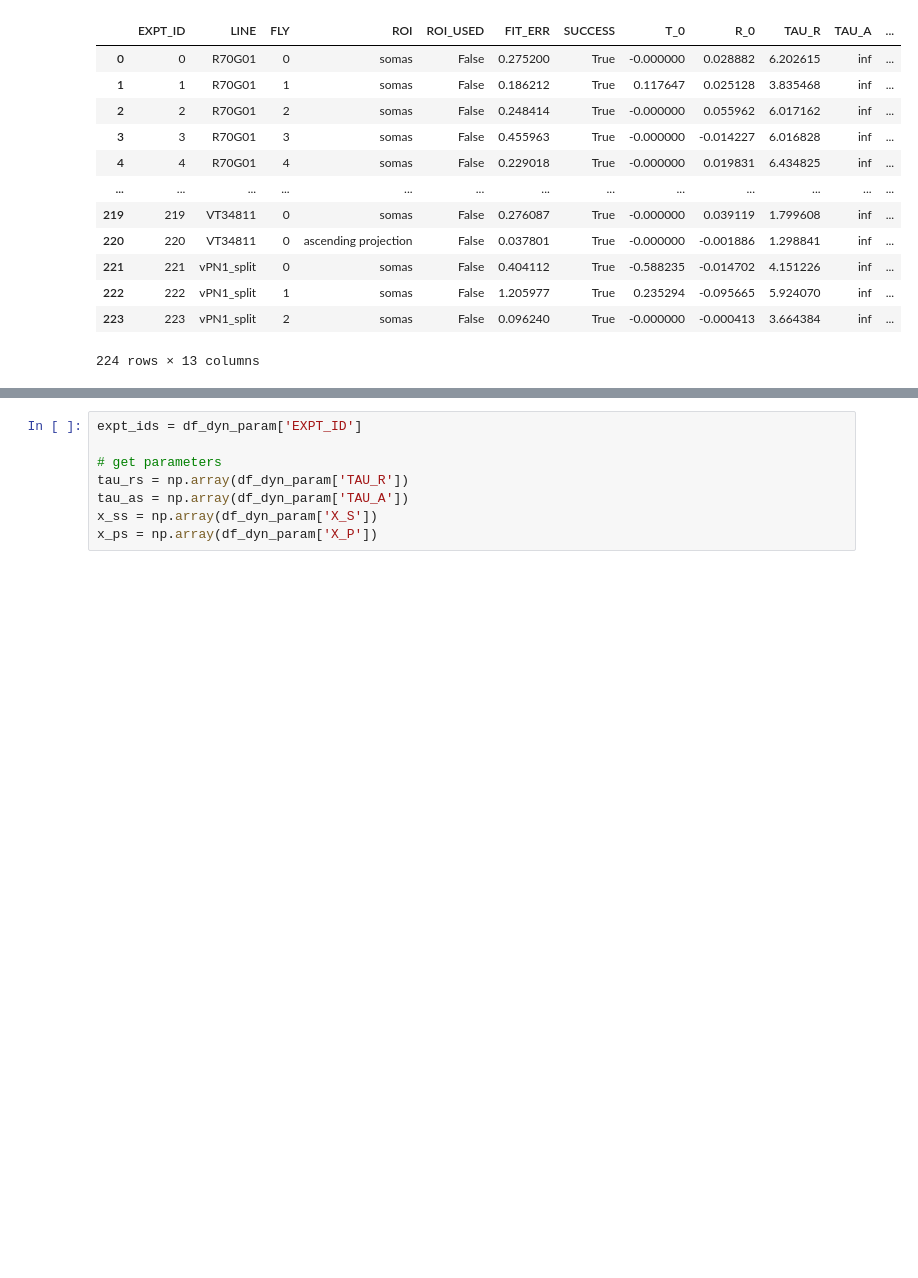
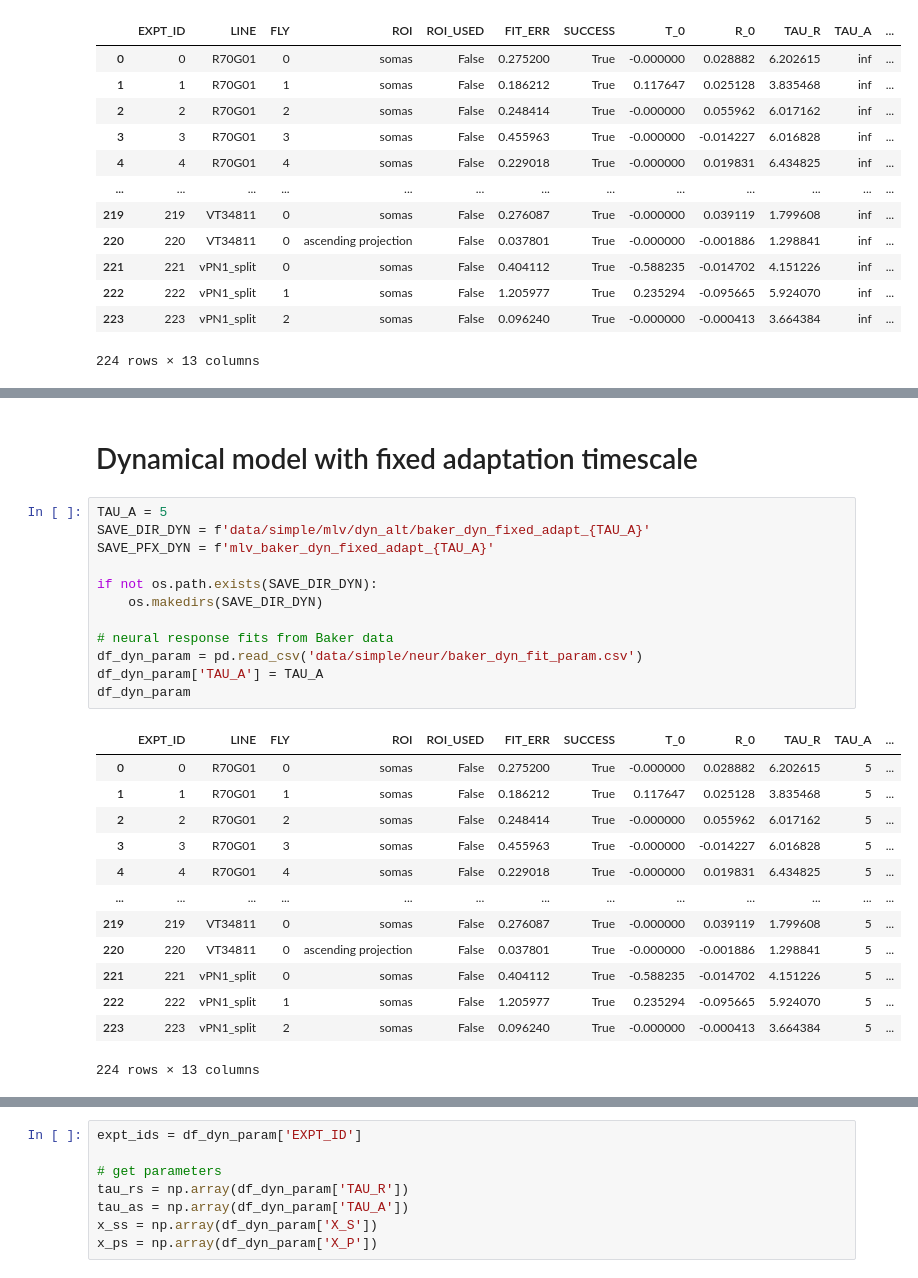
Before and after one commit to rkp8000/inferring-neural-codes, a Jupyter notebook: 4_D_record_baker_dyn_perturbed.ipynb, the cells around one changed output, grey strips where cells are left out. Saved outputs shown, nothing was run; the diff lists cells and outputs as text; blank space fills up the shorter version.

```diff
--- a/4_D_record_baker_dyn_perturbed.ipynb
+++ b/4_D_record_baker_dyn_perturbed.ipynb
@@ -117,0 +144,28 @@ df_dyn_param
+# %% [markdown]
+# Dynamical model with fixed adaptation timescale
+# %%
+TAU_A = 5
+SAVE_DIR_DYN = f'data/simple/mlv/dyn_alt/baker_dyn_fixed_adapt_{TAU_A}'
+SAVE_PFX_DYN = f'mlv_baker_dyn_fixed_adapt_{TAU_A}'
+
+if not os.path.exists(SAVE_DIR_DYN):
+    os.makedirs(SAVE_DIR_DYN)
+
+# neural response fits from Baker data
+df_dyn_param = pd.read_csv('data/simple/neur/baker_dyn_fit_param.csv')
+df_dyn_param['TAU_A'] = TAU_A
+df_dyn_param
+# %% [output]
+|  | EXPT_ID | LINE | FLY | ROI | ROI_USED | FIT_ERR | SUCCESS | T_0 | R_0 | TAU_R | TAU_A | ... |
+| 0 | 0 | R70G01 | 0 | somas | False | 0.275200 | True | -0.000000 | 0.028882 | 6.202615 | 5 | ... |
+| 1 | 1 | R70G01 | 1 | somas | False | 0.186212 | True | 0.117647 | 0.025128 | 3.835468 | 5 | ... |
+| 2 | 2 | R70G01 | 2 | somas | False | 0.248414 | True | -0.000000 | 0.055962 | 6.017162 | 5 | ... |
+| 3 | 3 | R70G01 | 3 | somas | False | 0.455963 | True | -0.000000 | -0.014227 | 6.016828 | 5 | ... |
+| 4 | 4 | R70G01 | 4 | somas | False | 0.229018 | True | -0.000000 | 0.019831 | 6.434825 | 5 | ... |
+| ... | ... | ... | ... | ... | ... | ... | ... | ... | ... | ... | ... | ... |
+| 219 | 219 | VT34811 | 0 | somas | False | 0.276087 | True | -0.000000 | 0.039119 | 1.799608 | 5 | ... |
+| 220 | 220 | VT34811 | 0 | ascending projection | False | 0.037801 | True | -0.000000 | -0.001886 | 1.298841 | 5 | ... |
+| 221 | 221 | vPN1_split | 0 | somas | False | 0.404112 | True | -0.588235 | -0.014702 | 4.151226 | 5 | ... |
+| 222 | 222 | vPN1_split | 1 | somas | False | 1.205977 | True | 0.235294 | -0.095665 | 5.924070 | 5 | ... |
+| 223 | 223 | vPN1_split | 2 | somas | False | 0.096240 | True | -0.000000 | -0.000413 | 3.664384 | 5 | ... |
+224 rows × 13 columns
```
Also changed, not shown: parts of 19 cells of this notebook, 3 other files.
